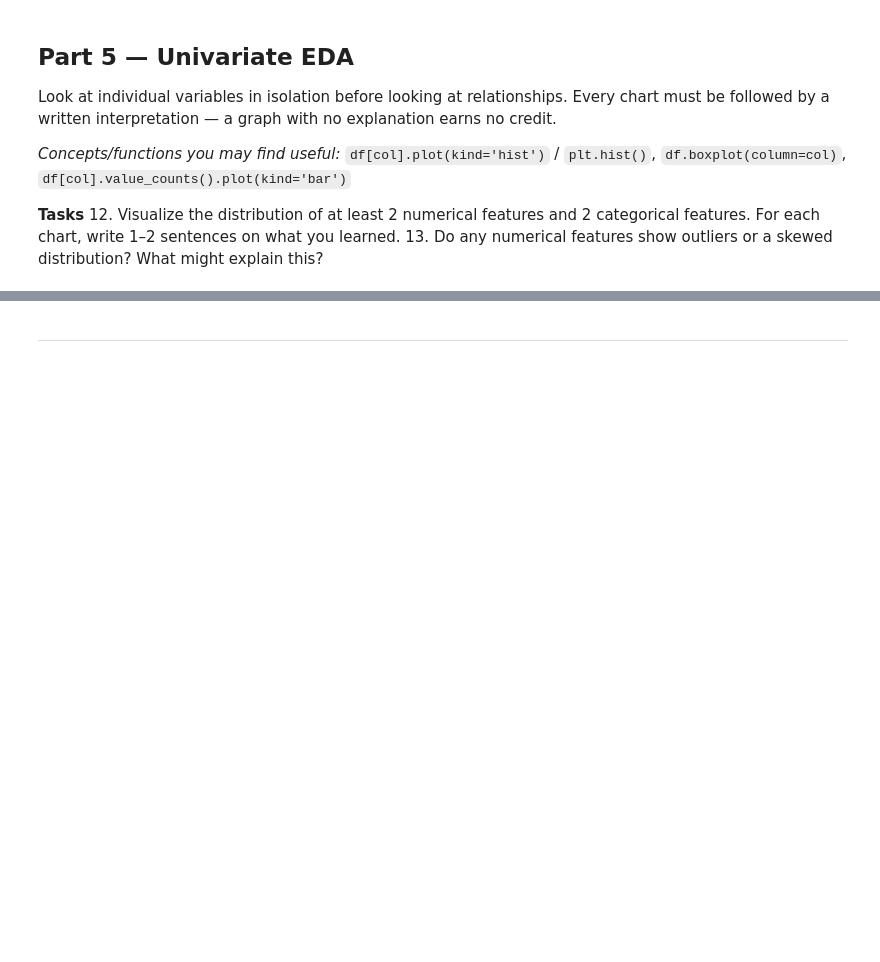
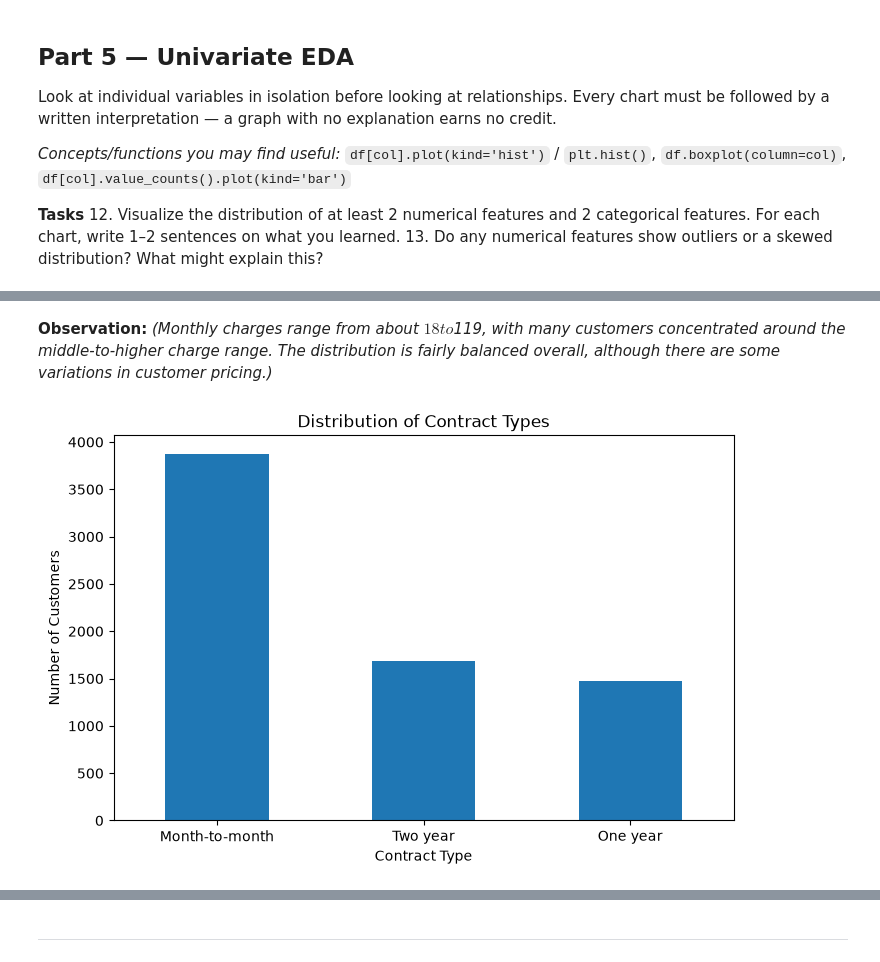
Before and after one commit to waqas309/ML-Lab-Lab02, a Jupyter notebook: Lab2_Data_Cleaning_EDA_Template.ipynb, the cells around one changed output, grey strips where cells are left out. Cells and saved outputs as stored; diff of their text form; code cells hidden in the pictures; blank space fills up the shorter version.

```diff
--- a/Lab2_Data_Cleaning_EDA_Template.ipynb
+++ b/Lab2_Data_Cleaning_EDA_Template.ipynb
@@ -428,0 +400,14 @@ _(your answer here)_
+# %% [markdown]
+**Observation:** _(Monthly charges range from about $18 to $119, with many customers concentrated around the middle-to-higher charge range. The distribution is fairly balanced overall, although there are some variations in customer pricing.)_
+# %%
+# Task 12 — categorical feature 1: distribution plot
+contract_counts = cleaned_df["Contract"].value_counts()
+plt.figure(figsize=(8, 5))
+contract_counts.plot(kind="bar")
+plt.title("Distribution of Contract Types")
+plt.xlabel("Contract Type")
+plt.ylabel("Number of Customers")
+plt.xticks(rotation=0)
+plt.show()
+# %% [output]
+[figure, added]
```
Also changed, not shown: parts of 22 cells of this notebook.
